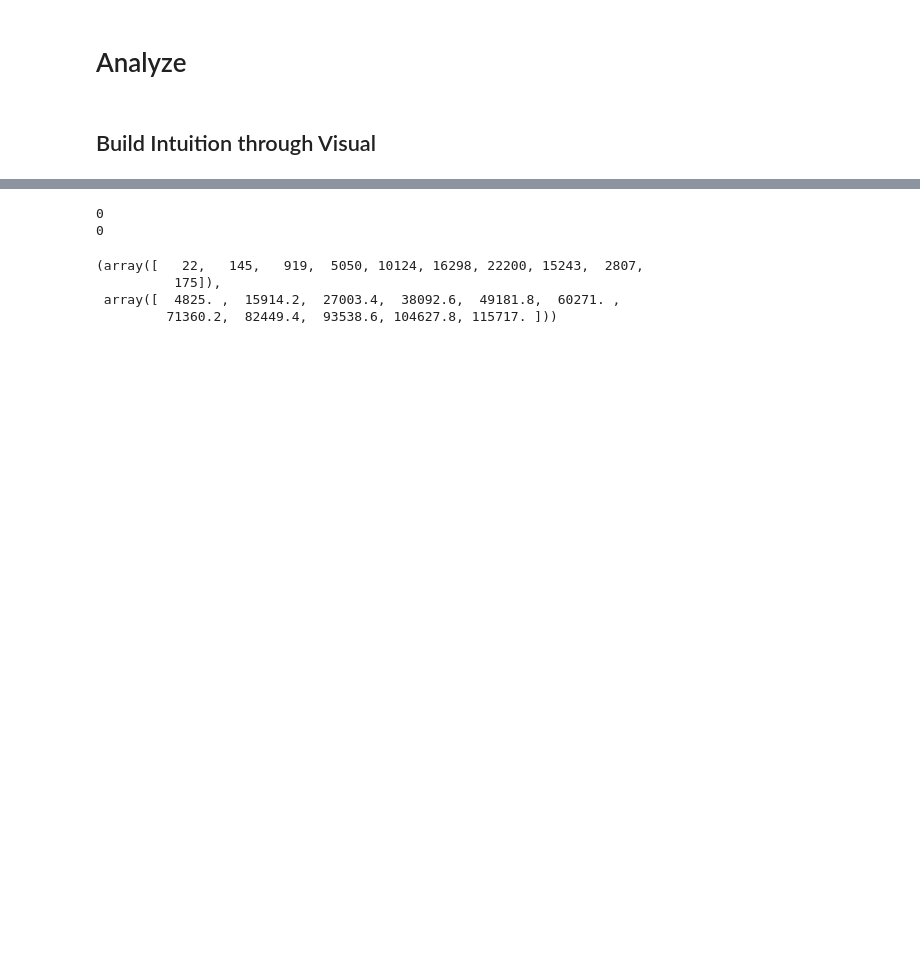
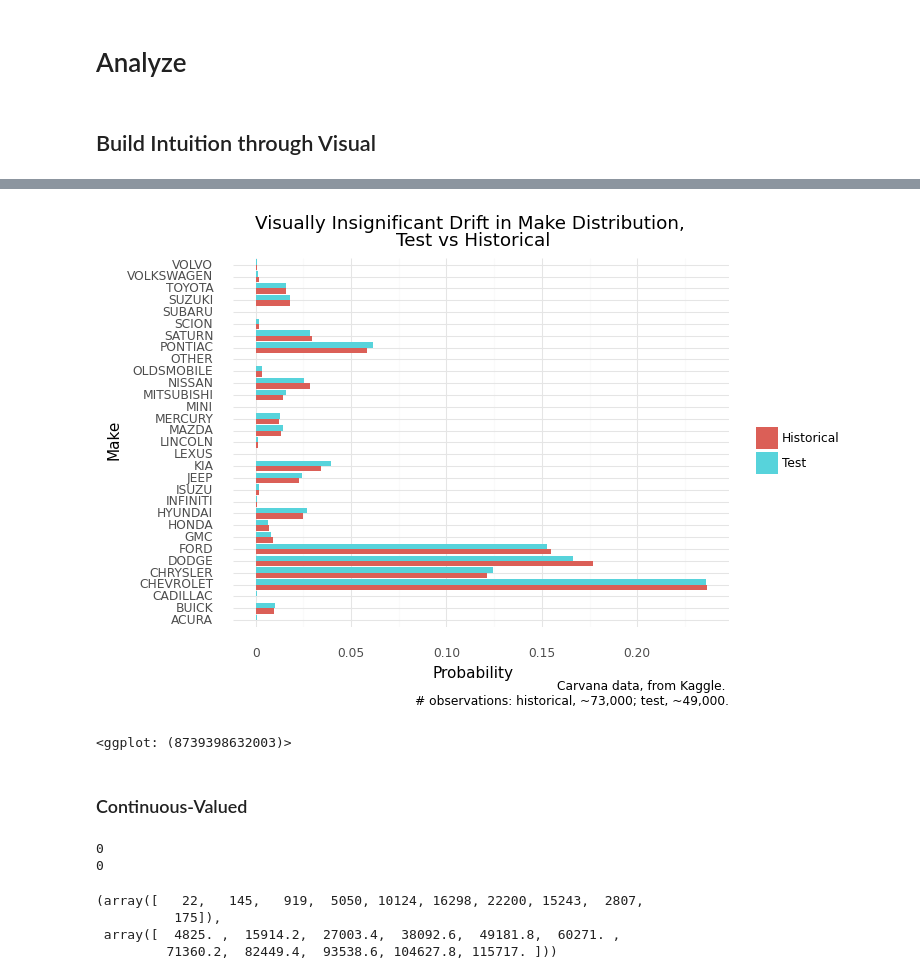
Before and after one commit to abrahamalex13/bayesian-case-studies, a Jupyter notebook: information_theory/kl_divergence.ipynb, the cells around one changed output, grey strips where cells are left out. Saved outputs shown, nothing was run; the diff lists cells and outputs as text; code cells hidden in the pictures; blank space fills up the shorter version.

Commit message:
Initial discrete-type train/test viz

```diff
--- a/information_theory/kl_divergence.ipynb
+++ b/information_theory/kl_divergence.ipynb
@@ -66,0 +106,8 @@ df_train.head().transpose()
+# %%
+p = p.groupby('Make').agg('sum').reset_index(drop=False).sort_values('n', ascending=False)
+# %%
+p['prb'] = p['n'] / p['n'].sum()
+# %%
+p['series'] = 'Test'
+# %%
+compare_p_q = pd.concat([p, q], axis=0).rename(columns={'Make': 'bin'})
@@ -67,3 +130,24 @@ df_train.head().transpose()
+# %%
+(
+    p9.ggplot(compare_p_q) +
+    p9.theme_minimal() +
+    p9.geom_col(p9.aes('bin', 'prb', fill='series'), position='dodge') +
+    p9.labs(y = "Probability", x = "Make", fill='',
+            title=(
+                "Visually Insignificant Drift in Make Distribution, \n" +
+                "Test vs Historical"
+            ),
+            caption = (
+                "Carvana data, from Kaggle. \n" +
+                "# observations: historical, ~73,000; test, ~49,000."
+            )) +
+    p9.coord_flip()
+)
+# %% [output]
+[figure, added]
+<ggplot: (8739398632003)>
+# %% [markdown]
+### Continuous-Valued
 # %%
 print(df_train['VehOdo'].isnull().sum())
 print(df_test['VehOdo'].isnull().sum())
```
Also changed, not shown: parts of 13 cells of this notebook.
